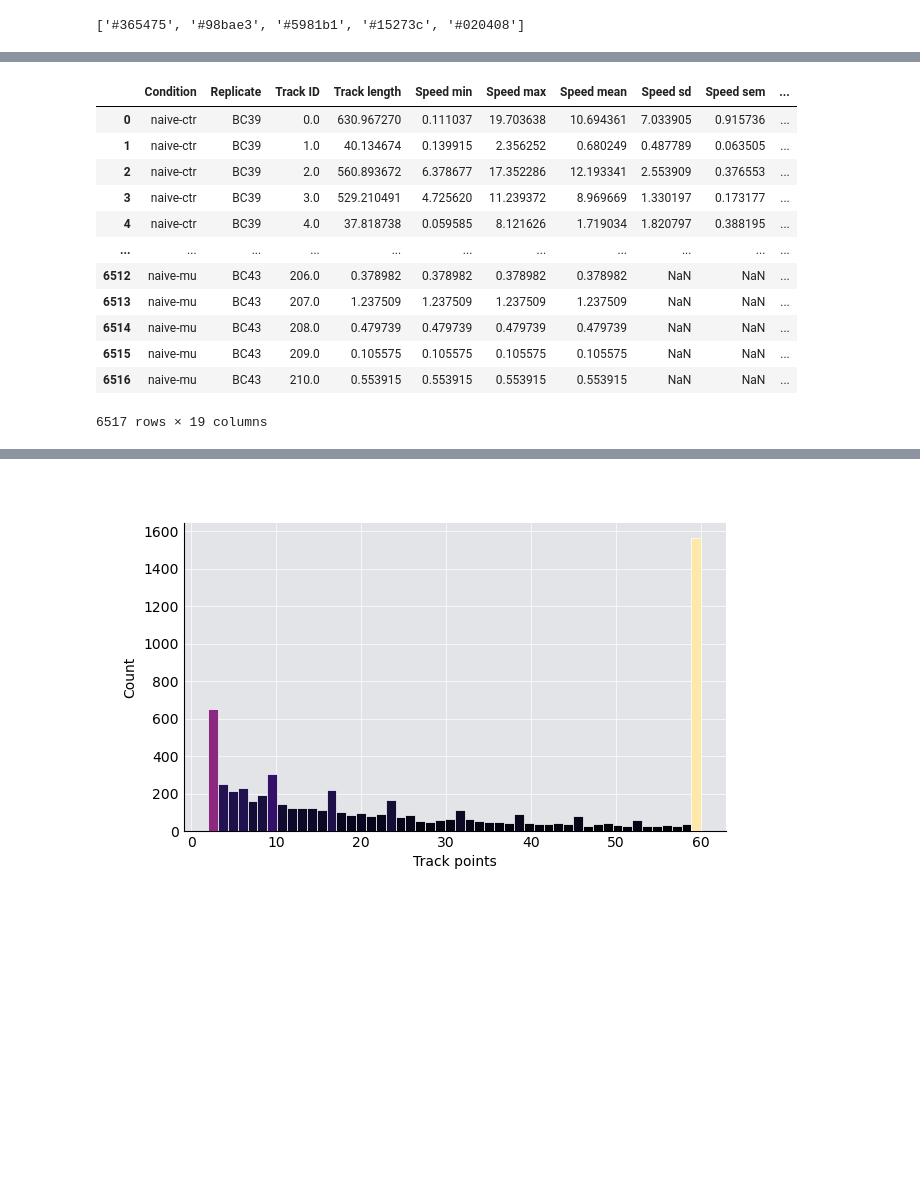
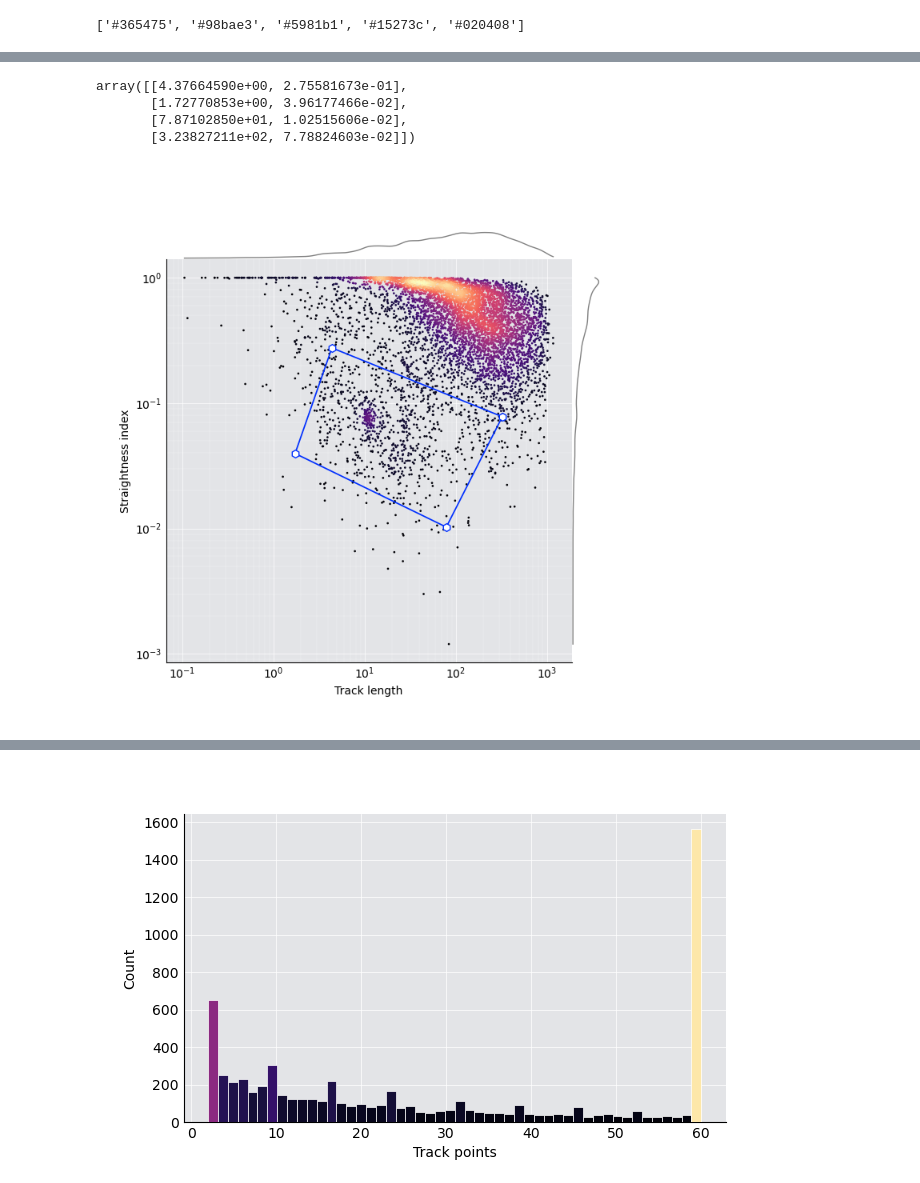
Before and after one commit to BranislavModriansky/Peregrin, a Jupyter notebook: lib/peregrin/Z_sketches/filter_computations.ipynb, the cells around one changed output, grey strips where cells are left out. Drawn from its saved outputs; the diff is of its cells as text; code cells hidden in the pictures; blank space fills up the shorter version.

```diff
--- a/lib/peregrin/Z_sketches/filter_computations.ipynb
+++ b/lib/peregrin/Z_sketches/filter_computations.ipynb
@@ -1221,19 +1265,15 @@ Dropping 17 rows with non-finite/non-positive 'Track length'/'Straightness index
 [figure]
 # %%
-gated = gate_sel.apply()
-gated
+gated = gate_sel.result
+verts = gate_sel.limits.get("verts")
+verts
 # %% [output]
-|  | Condition | Replicate | Track ID | Track length | Speed min | Speed max | Speed mean | Speed sd | Speed sem | ... |
-| 0 | naive-ctr | BC39 | 0.0 | 630.967270 | 0.111037 | 19.703638 | 10.694361 | 7.033905 | 0.915736 | ... |
-| 1 | naive-ctr | BC39 | 1.0 | 40.134674 | 0.139915 | 2.356252 | 0.680249 | 0.487789 | 0.063505 | ... |
-| 2 | naive-ctr | BC39 | 2.0 | 560.893672 | 6.378677 | 17.352286 | 12.193341 | 2.553909 | 0.376553 | ... |
-| 3 | naive-ctr | BC39 | 3.0 | 529.210491 | 4.725620 | 11.239372 | 8.969669 | 1.330197 | 0.173177 | ... |
-| 4 | naive-ctr | BC39 | 4.0 | 37.818738 | 0.059585 | 8.121626 | 1.719034 | 1.820797 | 0.388195 | ... |
-| ... | ... | ... | ... | ... | ... | ... | ... | ... | ... | ... |
-| 6512 | naive-mu | BC43 | 206.0 | 0.378982 | 0.378982 | 0.378982 | 0.378982 | NaN | NaN | ... |
-| 6513 | naive-mu | BC43 | 207.0 | 1.237509 | 1.237509 | 1.237509 | 1.237509 | NaN | NaN | ... |
-| 6514 | naive-mu | BC43 | 208.0 | 0.479739 | 0.479739 | 0.479739 | 0.479739 | NaN | NaN | ... |
-| 6515 | naive-mu | BC43 | 209.0 | 0.105575 | 0.105575 | 0.105575 | 0.105575 | NaN | NaN | ... |
-| 6516 | naive-mu | BC43 | 210.0 | 0.553915 | 0.553915 | 0.553915 | 0.553915 | NaN | NaN | ... |
-6517 rows × 19 columns
+array([[4.37664590e+00, 2.75581673e-01],
+       [1.72770853e+00, 3.96177466e-02],
+       [7.87102850e+01, 1.02515606e-02],
+       [3.23827211e+02, 7.78824603e-02]])
+# %%
+gate_sel = filter.gate(df, x="Track length", y="Straightness index", log=True, kde_bw=0.1, limits=verts)
+# %% [output]
+[figure, added]
 # %%
```
Also changed, not shown: parts of 9 cells of this notebook, 6 other files.
